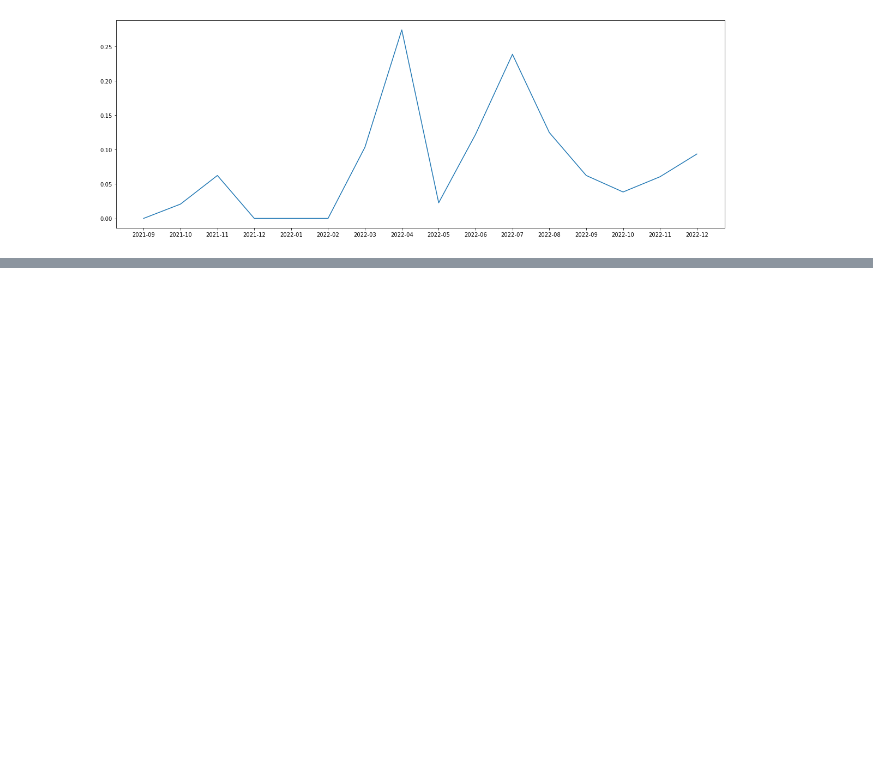
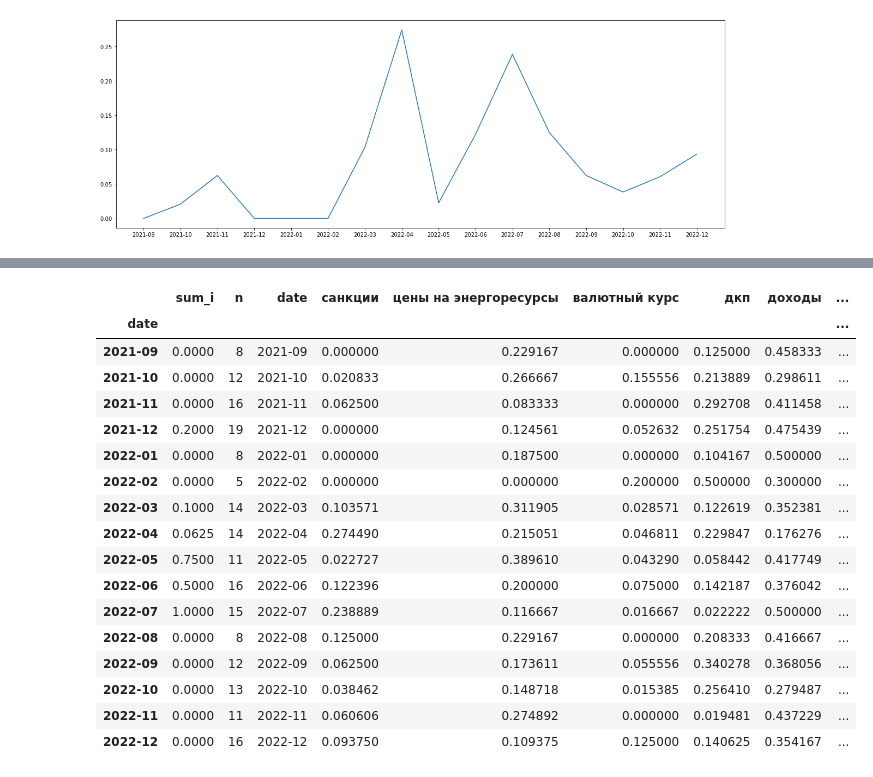
Before and after one commit to AMatevosova/Modeling-the-impact-of-sanctions-on-inflation-expectations, a Jupyter notebook: Индикатор влияния санкций.ipynb, the cells around one changed output, grey strips where cells are left out. Saved outputs shown, nothing was run; the diff lists cells and outputs as text; code cells hidden in the pictures; blank space fills up the shorter version.

```diff
--- a/Индикатор влияния санкций.ipynb
+++ b/Индикатор влияния санкций.ipynb
@@ -246,0 +259,21 @@ plt.plot(indicator_month['санкции'])
+# %%
+indicator_month
+# %% [output]
+|  | sum_i | n | date | санкции | цены на энергоресурсы | валютный курс | дкп | доходы | ... |
+| date |  |  |  |  |  |  |  |  | ... |
+| 2021-09 | 0.0000 | 8 | 2021-09 | 0.000000 | 0.229167 | 0.000000 | 0.125000 | 0.458333 | ... |
+| 2021-10 | 0.0000 | 12 | 2021-10 | 0.020833 | 0.266667 | 0.155556 | 0.213889 | 0.298611 | ... |
+| 2021-11 | 0.0000 | 16 | 2021-11 | 0.062500 | 0.083333 | 0.000000 | 0.292708 | 0.411458 | ... |
+| 2021-12 | 0.2000 | 19 | 2021-12 | 0.000000 | 0.124561 | 0.052632 | 0.251754 | 0.475439 | ... |
+| 2022-01 | 0.0000 | 8 | 2022-01 | 0.000000 | 0.187500 | 0.000000 | 0.104167 | 0.500000 | ... |
+| 2022-02 | 0.0000 | 5 | 2022-02 | 0.000000 | 0.000000 | 0.200000 | 0.500000 | 0.300000 | ... |
+| 2022-03 | 0.1000 | 14 | 2022-03 | 0.103571 | 0.311905 | 0.028571 | 0.122619 | 0.352381 | ... |
+| 2022-04 | 0.0625 | 14 | 2022-04 | 0.274490 | 0.215051 | 0.046811 | 0.229847 | 0.176276 | ... |
+| 2022-05 | 0.7500 | 11 | 2022-05 | 0.022727 | 0.389610 | 0.043290 | 0.058442 | 0.417749 | ... |
+| 2022-06 | 0.5000 | 16 | 2022-06 | 0.122396 | 0.200000 | 0.075000 | 0.142187 | 0.376042 | ... |
+| 2022-07 | 1.0000 | 15 | 2022-07 | 0.238889 | 0.116667 | 0.016667 | 0.022222 | 0.500000 | ... |
+| 2022-08 | 0.0000 | 8 | 2022-08 | 0.125000 | 0.229167 | 0.000000 | 0.208333 | 0.416667 | ... |
+| 2022-09 | 0.0000 | 12 | 2022-09 | 0.062500 | 0.173611 | 0.055556 | 0.340278 | 0.368056 | ... |
+| 2022-10 | 0.0000 | 13 | 2022-10 | 0.038462 | 0.148718 | 0.015385 | 0.256410 | 0.279487 | ... |
+| 2022-11 | 0.0000 | 11 | 2022-11 | 0.060606 | 0.274892 | 0.000000 | 0.019481 | 0.437229 | ... |
+| 2022-12 | 0.0000 | 16 | 2022-12 | 0.093750 | 0.109375 | 0.125000 | 0.140625 | 0.354167 | ... |
```
Also changed, not shown: parts of 4 cells of this notebook.
